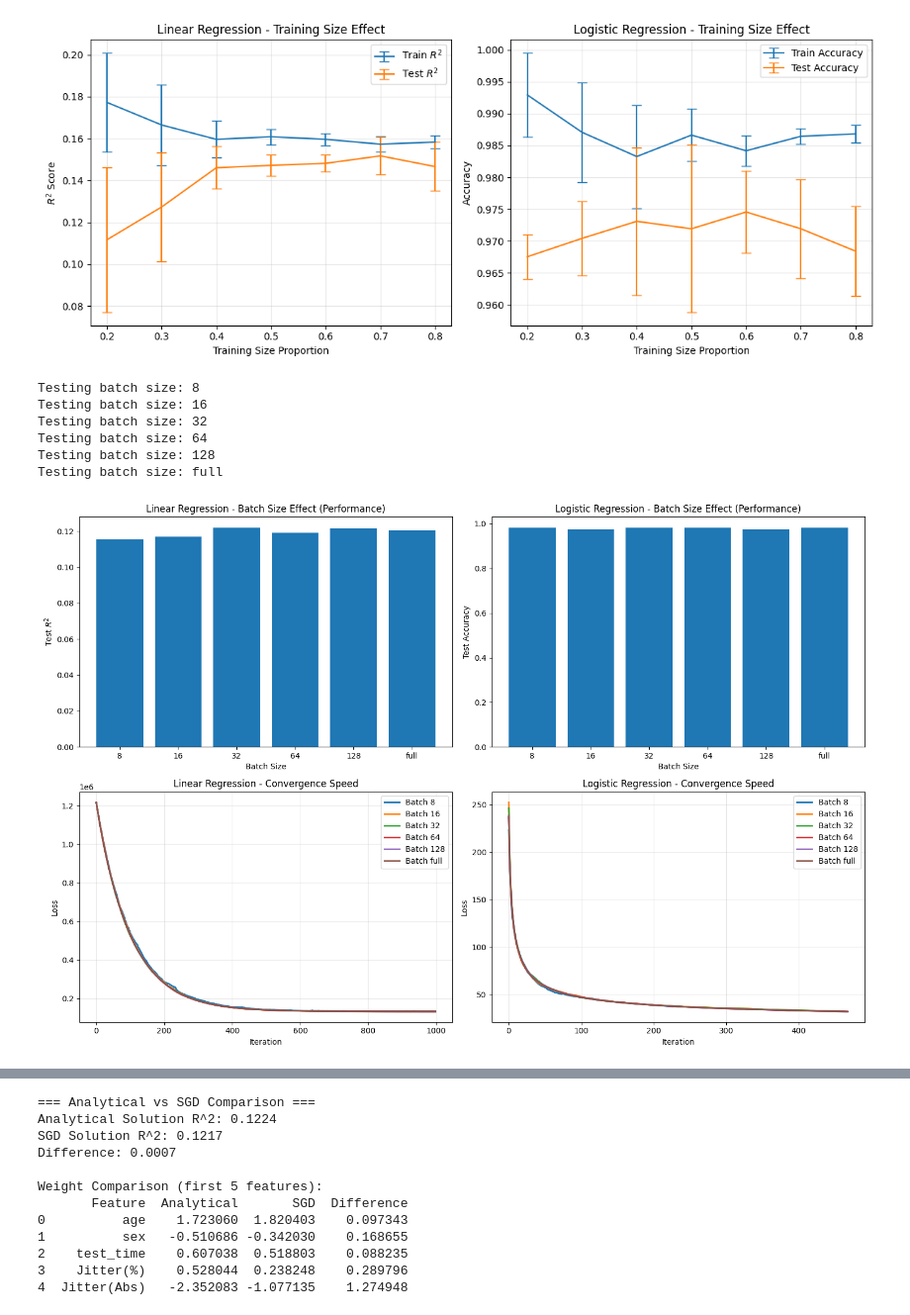
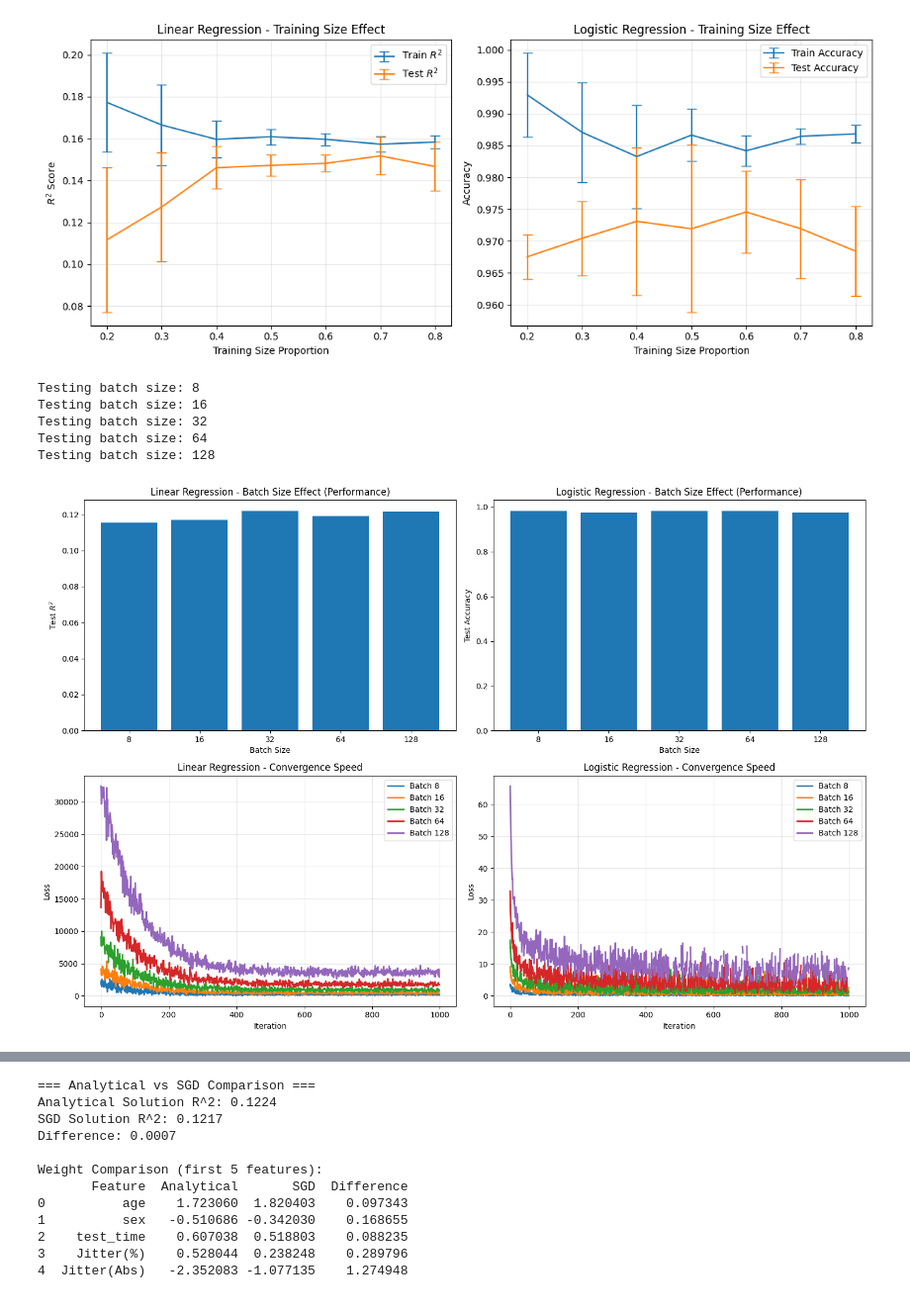
Before and after one commit to Eric3939/comp551_a1, a Jupyter notebook: main_experiments.ipynb, the cells around one changed output, grey strips where cells are left out. Shown at 99% size. Cells and saved outputs as stored; diff of their text form; code cells hidden in the pictures.

Commit message:
mini batch SGD: full loss -> batch loss

```diff
--- a/main_experiments.ipynb
+++ b/main_experiments.ipynb
@@ -222,7 +222,7 @@ plt.show()
 [figure]
 # %%
 # Mini-batch Size Comparison with Convergence Plots
-batch_sizes = [8, 16, 32, 64, 128, 'full']
+batch_sizes = [8, 16, 32, 64, 128]
 linear_results, logistic_results = [], []
 linear_loss_histories, logistic_loss_histories = [], []
 
@@ -279,35 +279,34 @@ plt.subplot(2, 2, 3)
 for i, batch_size in enumerate(batch_sizes):
     if linear_loss_histories[i]:
         plt.plot(range(len(linear_loss_histories[i])), linear_loss_histories[i],
                 label=f'Batch {batch_size}', linewidth=2)
 plt.xlabel('Iteration')
 plt.ylabel('Loss')
 plt.title('Linear Regression - Convergence Speed')
 plt.legend()
 plt.grid(True, alpha=0.3)
 
 plt.subplot(2, 2, 4)
 for i, batch_size in enumerate(batch_sizes):
     if logistic_loss_histories[i]:
         plt.plot(range(len(logistic_loss_histories[i])), logistic_loss_histories[i],
                 label=f'Batch {batch_size}', linewidth=2)
 plt.xlabel('Iteration')
 plt.ylabel('Loss')
 plt.title('Logistic Regression - Convergence Speed')
 plt.legend()
 plt.grid(True, alpha=0.3)
 
 plt.tight_layout()
 plt.savefig('figures/batch_size_effect_with_convergence.png', dpi=300, bbox_inches='tight')
 plt.show()
 # %% [output]
 Testing batch size: 8
 Testing batch size: 16
 Testing batch size: 32
 Testing batch size: 64
 Testing batch size: 128
-Testing batch size: full
-[figure, old version]
+[figure, new version]
 # %%
 # Learning Rate Comparison with Convergence Plots
 learning_rates = [0.001, 0.01, 0.1]
```
Also changed, not shown: parts of 2 cells of this notebook, 3 other files.
